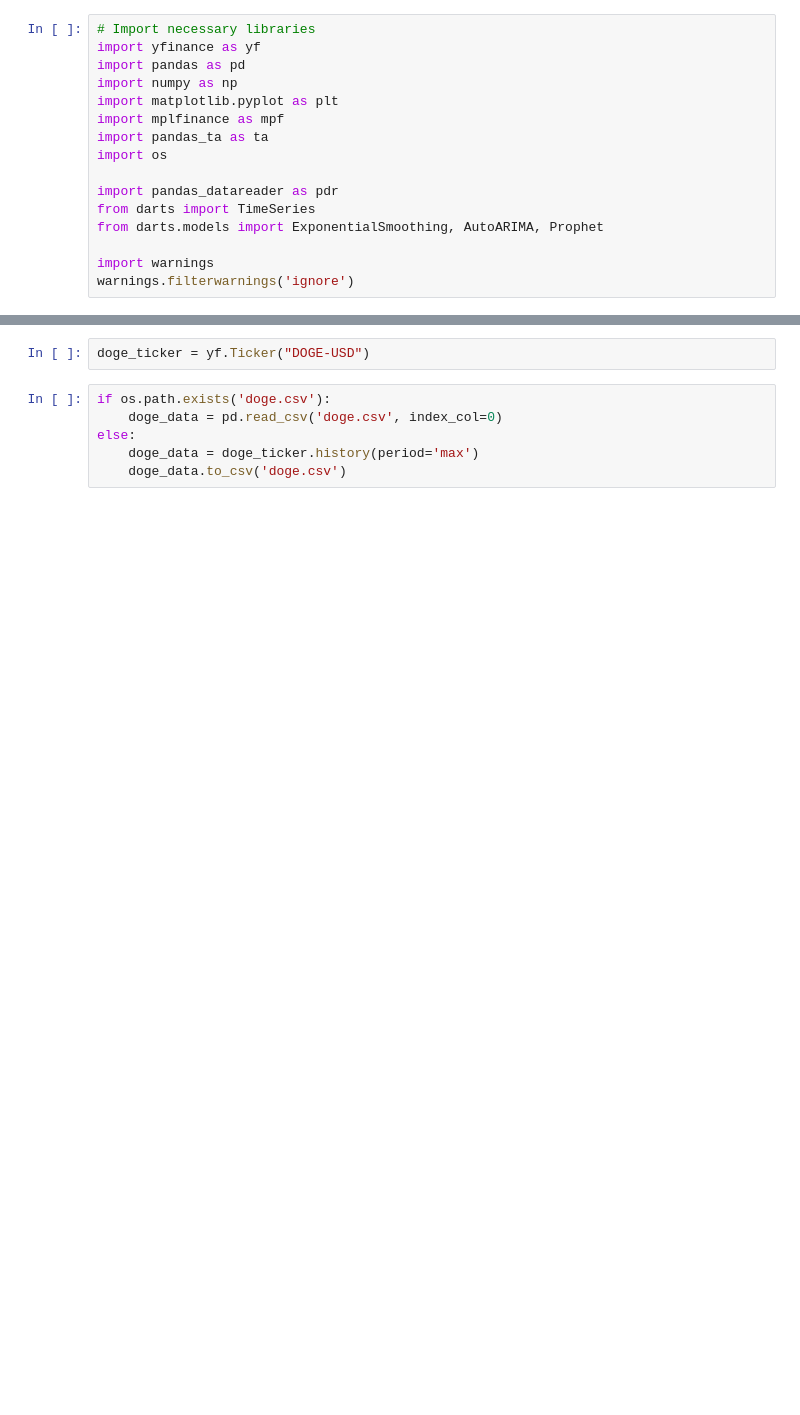
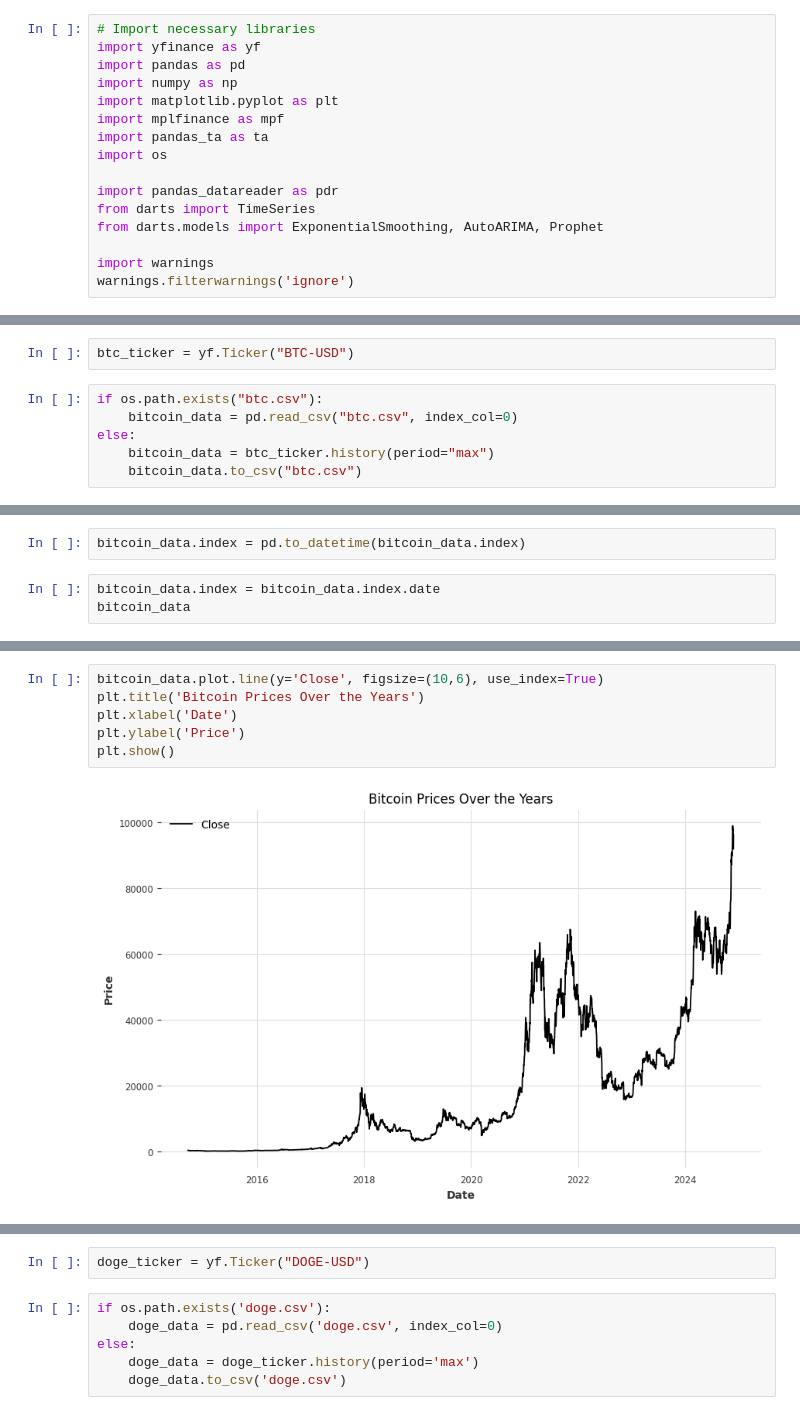
Before and after one commit to preetsanjam/Crypto_Price_Analysis, a Jupyter notebook: Crypto_Price_&_Sentiment_Analysis.ipynb, the cells around one changed output, grey strips where cells are left out. Cells and saved outputs as stored; diff of their text form; blank space fills up the shorter version.

```diff
--- a/Crypto_Price_&_Sentiment_Analysis.ipynb
+++ b/Crypto_Price_&_Sentiment_Analysis.ipynb
@@ -16,0 +19,8 @@ warnings.filterwarnings('ignore')
+# %%
+btc_ticker = yf.Ticker("BTC-USD")
+# %%
+if os.path.exists("btc.csv"):
+    bitcoin_data = pd.read_csv("btc.csv", index_col=0)
+else:
+    bitcoin_data = btc_ticker.history(period="max")
+    bitcoin_data.to_csv("btc.csv")
@@ -16,0 +44,5 @@ warnings.filterwarnings('ignore')
+# %%
+bitcoin_data.index = pd.to_datetime(bitcoin_data.index)
+# %%
+bitcoin_data.index = bitcoin_data.index.date
+bitcoin_data
@@ -16,0 +63,8 @@ warnings.filterwarnings('ignore')
+# %%
+bitcoin_data.plot.line(y='Close', figsize=(10,6), use_index=True)
+plt.title('Bitcoin Prices Over the Years')
+plt.xlabel('Date')
+plt.ylabel('Price')
+plt.show()
+# %% [output]
+[figure, added]
```
Also changed, not shown: parts of 20 cells of this notebook.
